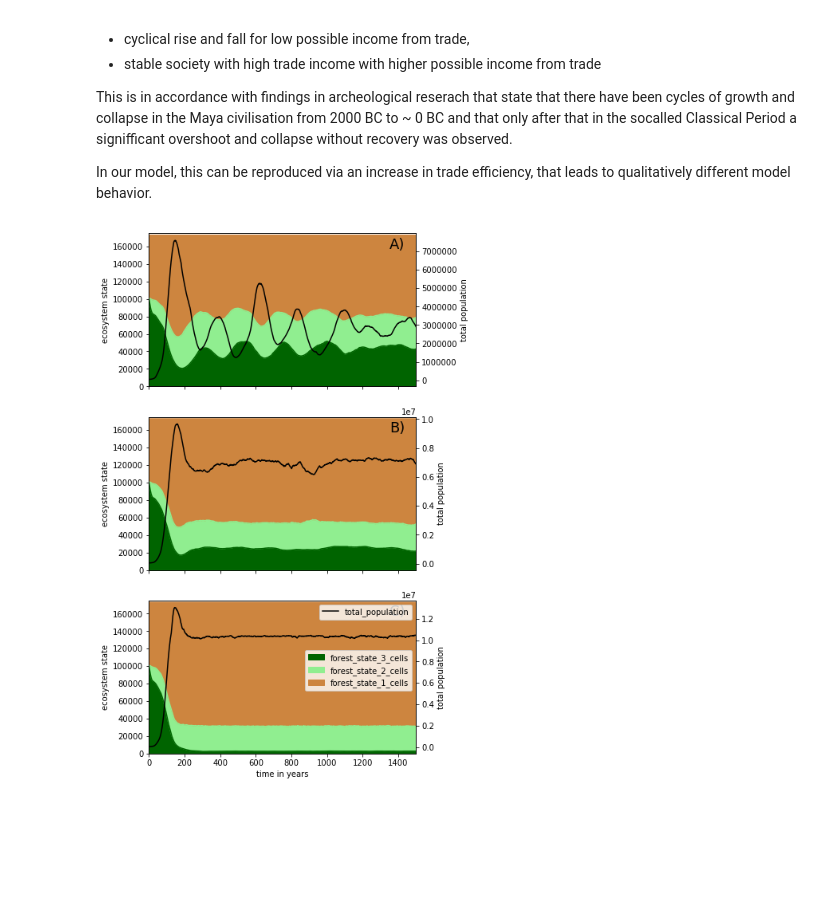
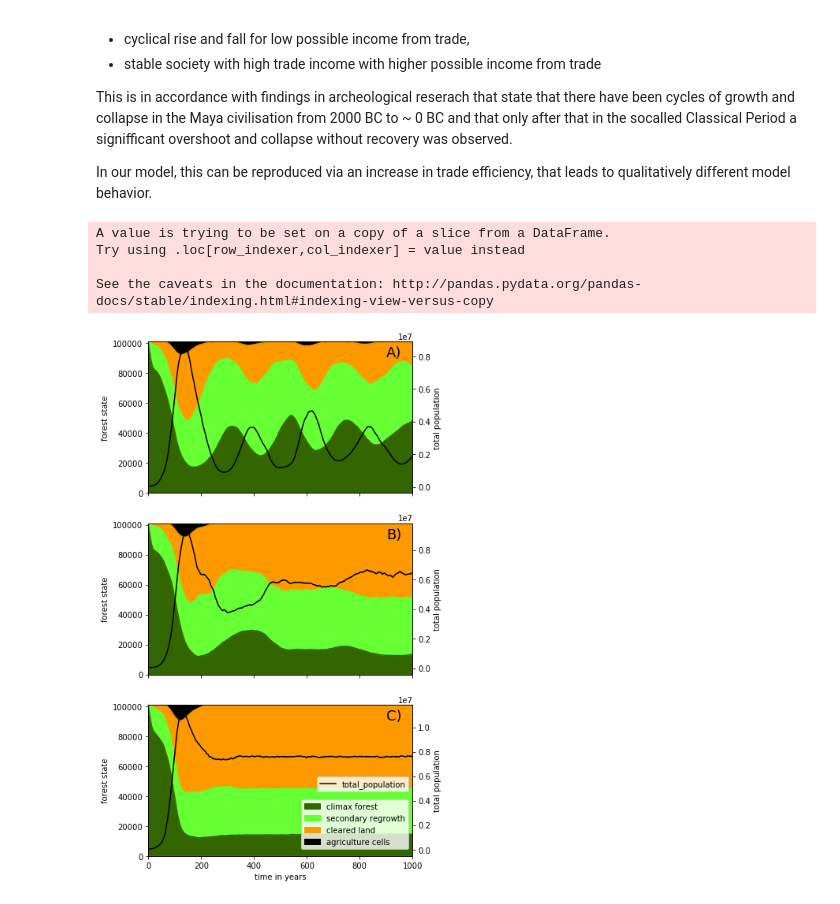
Before and after one commit to jakobkolb/Mayasim, a Jupyter notebook: Evaluation_Notebooks/X8_long_term_dynamics.ipynb, the cells around one changed output. Cells and saved outputs as stored; diff of their text form; code cells hidden in the pictures; blank space fills up the shorter version.

```diff
--- a/Evaluation_Notebooks/X8_long_term_dynamics.ipynb
+++ b/Evaluation_Notebooks/X8_long_term_dynamics.ipynb
@@ -81,23 +79,23 @@ location = '/home/jakob/Project_MayaSim/Python/output_data/X8_longterm_dynamics/
 all_data = pd.read_pickle(location)
 # %%
 pylab.rcParams['figure.figsize'] = (6, 12)
-all_data.columns = range(0,50)
+all_data.columns = range(0,2)
 all_data.loc[6000, 1]
 
-runs  = range(0, 50)
+runs  = range(0, 2)
 r_trades = all_data.index.values
 fig = plt.figure()
 
-annotations=['A)', 'B)', 'C)']
-for i, r_trade in enumerate(r_trades):
+annotations=['A)', 'B)', 'C)', 'D)']
+for i, r_trade in enumerate(r_trades[[0, 1, 3]]):
 
-    ax = fig.add_subplot(3, 1, i + 1)
+    ax = fig.add_subplot(4, 1, i + 1)
     observable = 'total_population'
 
-    for run in [1,5]:
+    for run in [0,1]:
         all_data.loc[r_trade, run][observable].plot(legend=(True if i == len(r_trades) - 1 else False))
-    ax.set_xlim([0,1500])
-    ax.annotate(annotations[i], xy=(0,0), xycoords='data', xytext=(0.9, 0.9), textcoords='axes fraction', fontsize=18)
+    ax.set_xlim([0,2100])
+    ax.annotate(annotations[i], xy=(0,0), xycoords='data', xytext=(0.92, 0.1), textcoords='axes fraction', fontsize=18)
     ax.set_ylabel('total population')
     if i == len(r_trades)-1:
         ax.set_xlabel('time in years')
@@ -121,37 +119,46 @@ This is in accordance with findings in archeological reserach that state that th
 In our model, this can be reproduced via an increase in trade efficiency, that leads to qualitatively different model behavior.
 # %%
 pylab.rcParams['figure.figsize'] = (6, 12)
-all_data.columns = range(0,50)
+all_data.columns = range(0,2)
 all_data.loc[6000, 1]
 
-runs  = range(0, 50)
+runs  = range(0, 2)
 r_trades = all_data.index.values
 fig = plt.figure()
 
 annotations=['A)', 'B)', 'C)']
-for i, r_trade in enumerate(r_trades):
+colors = ['#336600', '#66FF33', '#FF9900', 'black']
+for i, r_trade in enumerate(r_trades[[0,1,3]]):
 
     ax = fig.add_subplot(3, 1, i + 1)
-    observables = ['forest_state_3_cells', 'forest_state_2_cells', 'forest_state_1_cells']
-
-    run = 2
-    ln1 = all_data.loc[r_trade, run][observables].plot.area(stacked=True,
-                                                      legend=(True if i == len(r_trades) - 1 else False),
-                                                      ax=ax,
-                                                      color=['darkgreen', 'lightgreen', 'peru'])
+    observables = ['forest_state_3_cells', 'forest_state_2_cells', 'forest_state_1_cells', 'total_agriculture_cells']
+    forest_data = all_data.loc[r_trade, run][observables]
+    forest_data['forest_state_1_cells'] = forest_data['forest_state_1_cells'].sub(forest_data['total_agriculture_cells'])
+    forest_data.columns = ['climax forest', 'secondary regrowth', 'cleared land', 'agriculture cells']
+    run = 1
+    ln1 = forest_data.plot.area(stacked=True,
+                                legend=(True if i == len(r_trades) - 2 else False),
+                                ax=ax,
+                                color=colors)
     ax2 = ax.twinx()
-    ln2 = all_data.loc[r_trade, run]['total_population'].plot(legend=(True if i == len(r_trades) - 1 else False), ax=ax2, color='k')
+    ln2 = all_data.loc[r_trade, run]['total_population'].plot(legend=(True if i == len(r_trades) - 2 else False),
+                                                              ax=ax2,
+                                                              color='k')
     #print(all_data.loc[r_trade, run][observables])
-    ax.set_xlim([0,1500])
+    ax.set_xlim([0,1000])
     ax.annotate(annotations[i], xy=(0,0), xycoords='data', xytext=(0.9, 0.9), textcoords='axes fraction', fontsize=18)
     ax2.set_ylabel('total population')
-    ax.set_ylabel('ecosystem state')
-    ax.set_ylim([0, 175000])
-    if i == len(r_trades)-1:
+    ax.set_ylabel('forest state')
+    ax.set_ylim([0, 101000])
+    if i == len(r_trades)-2:
         ax.set_xlabel('time in years')
-        lgd2 = ax.get_legend()
-        lgd2.set_bbox_to_anchor([1, 0.7])
-
-plt.savefig('longterm_population_development.pdf')
+        lgd2 = ax.legend(loc=1, bbox_to_anchor=[1, .4])
+        lgd1 = ax2.legend(loc=1, bbox_to_anchor=[1., .55])
+#fig.tight_layout()
+fig.savefig('longterm_population_development.pdf', transparent=True, dpi=200)
 # %% [output]
+A value is trying to be set on a copy of a slice from a DataFrame.
+Try using .loc[row_indexer,col_indexer] = value instead
+
+See the caveats in the documentation: http://pandas.pydata.org/pandas-docs/stable/indexing.html#indexing-view-versus-copy
-[figure, old version]
+[figure, new version]
```
Also changed, not shown: parts of 2 cells of this notebook, 7 other files.
